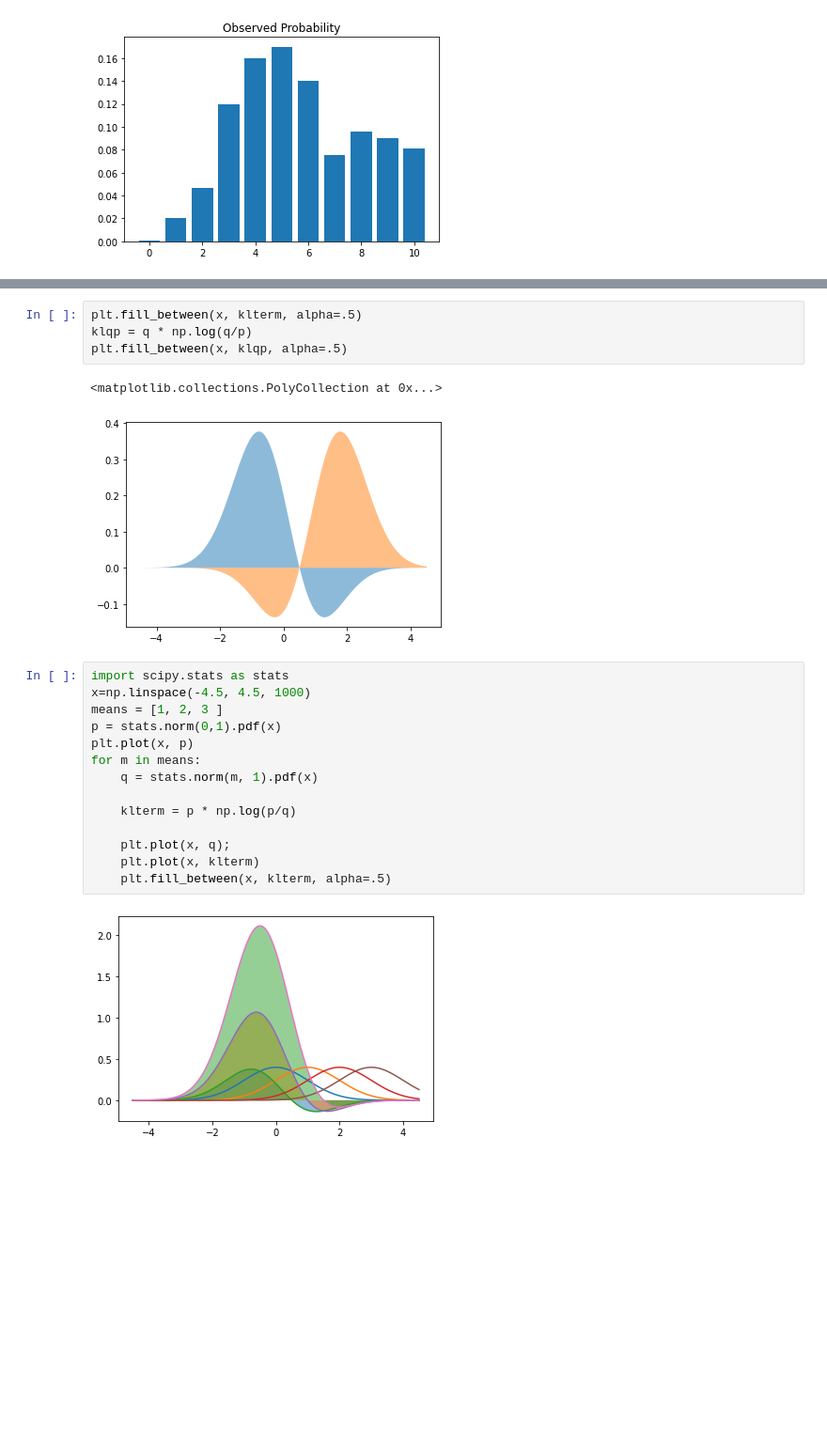
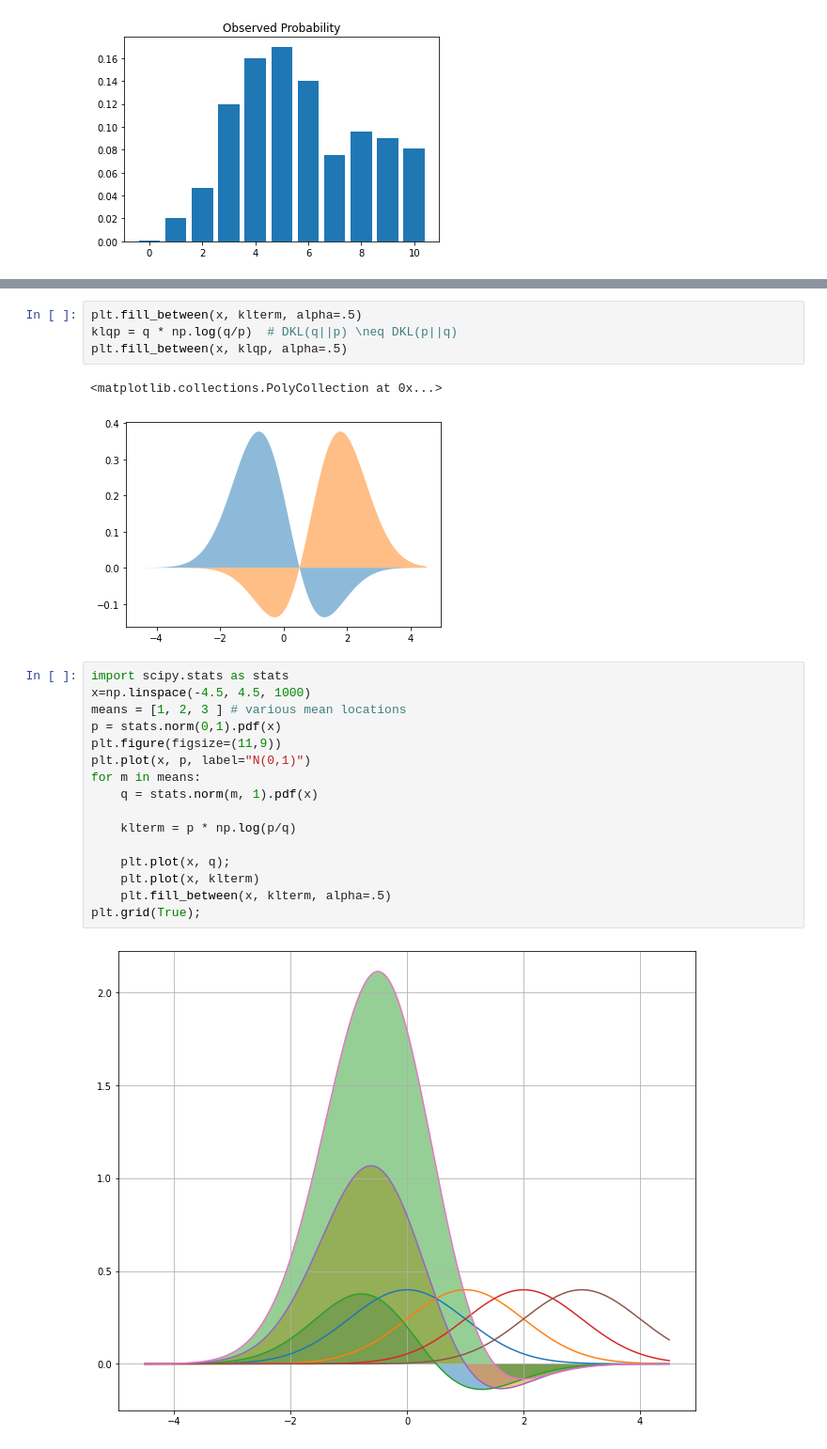
Before and after one commit to yongduek/lectures, a Jupyter notebook: studies/kldiv_cross_entropy.ipynb, the cells around one changed output, grey strips where cells are left out. Shown at 94% size. Saved outputs shown, nothing was run; the diff lists cells and outputs as text; blank space fills up the shorter version.

```diff
--- a/studies/kldiv_cross_entropy.ipynb
+++ b/studies/kldiv_cross_entropy.ipynb
@@ -41,6 +47,6 @@ plt.fill_between(x, klterm, alpha=.5)
 # %%
 plt.fill_between(x, klterm, alpha=.5)
-klqp = q * np.log(q/p)
+klqp = q * np.log(q/p)  # DKL(q||p) \neq DKL(p||q)
 plt.fill_between(x, klqp, alpha=.5)
 # %% [output]
 <matplotlib.collections.PolyCollection at 0x...>
@@ -48,16 +54,18 @@ plt.fill_between(x, klqp, alpha=.5)
 # %%
 import scipy.stats as stats
 x=np.linspace(-4.5, 4.5, 1000)
-means = [1, 2, 3 ]
+means = [1, 2, 3 ] # various mean locations
 p = stats.norm(0,1).pdf(x)
-plt.plot(x, p)
+plt.figure(figsize=(11,9))
+plt.plot(x, p, label="N(0,1)")
 for m in means:
     q = stats.norm(m, 1).pdf(x)
 
     klterm = p * np.log(p/q)
 
     plt.plot(x, q);
     plt.plot(x, klterm)
     plt.fill_between(x, klterm, alpha=.5)
+plt.grid(True);
 # %% [output]
-[figure, old version]
+[figure, new version]
```
Also changed, not shown: parts of 8 cells of this notebook, 1 other file.
